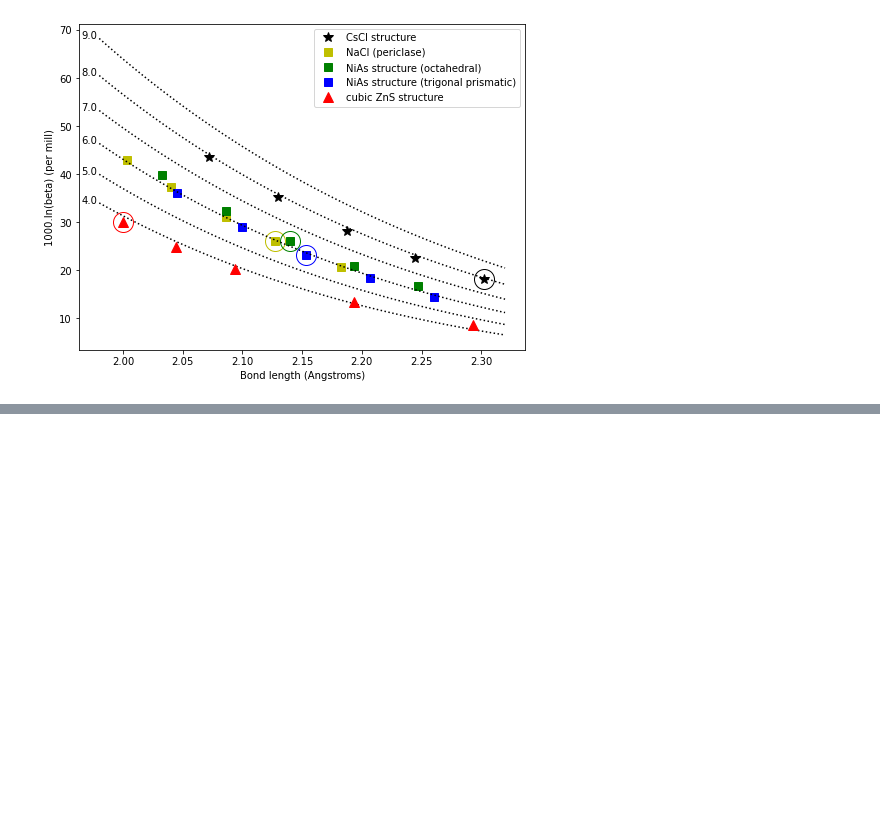
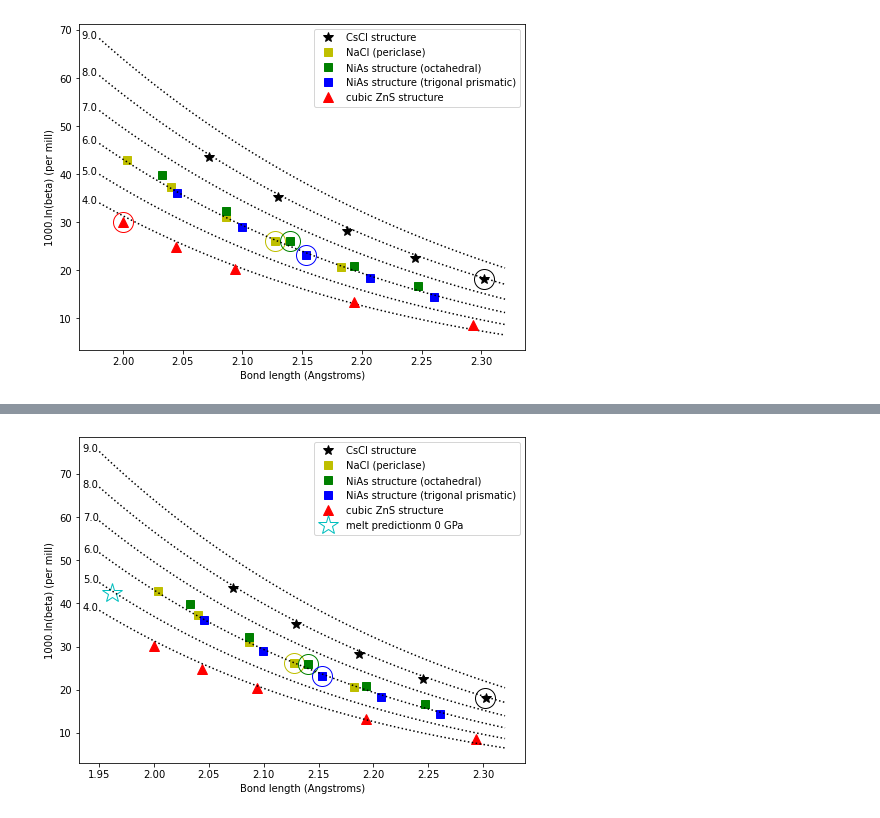
Before and after one commit to andreww/isofrac, a Jupyter notebook: potential_figure.ipynb, the cells around one changed output, grey strips where cells are left out. Saved outputs shown, nothing was run; the diff lists cells and outputs as text; code cells hidden in the pictures; blank space fills up the shorter version.

```diff
--- a/potential_figure.ipynb
+++ b/potential_figure.ipynb
@@ -466,0 +518,41 @@ plt.show()
+# %%
+fig, ax = plt.subplots(figsize=(8,6))
+
+ax.plot(cscl_r_ang, cscl_beta_permil, 'k*', label='CsCl structure', markersize=10)
+ax.plot(cscl_r_ref, cscl_beta_ref, 'ko', fillstyle='none', markersize=20)
+
+ax.plot(mgo_r_ang, mgo_beta_permil, 'ys', label='NaCl (periclase)', markersize=8)
+ax.plot(mgo_r_ref, mgo_beta_ref, 'yo', fillstyle='none', markersize=20)
+
+ax.plot(nias_first_r_ang, nias_first_beta_permil, 'gs', label='NiAs structure (octahedral)',
+        markersize=8)
+ax.plot(nias_first_r_ref, nias_first_beta_ref, 'go', fillstyle='none', markersize=20)
+
+ax.plot(nias_second_r_ang, nias_second_beta_permil, 'bs', label='NiAs structure (trigonal prismatic)',
+        markersize=8)
+ax.plot(nias_second_r_ref, nias_second_beta_ref, 'bo', fillstyle='none', markersize=20)
+
+ax.plot(cubzns_r_ang, cubzns_beta_permil, 'r^', label='cubic ZnS structure', markersize=10)
+
+ax.plot(r_melt*1E10, beta_300_melt, 'c*', fillstyle='none', markersize=20, label='melt predictionm 0 GPa')
+
+
+for coord in [4.0, 5.0, 6.0, 7.0, 8.0, 9.0]:
+
+    r_points = np.linspace(1.95, 2.32)
+    coords = np.ones_like(r_points) * coord
+    data = np.stack((r_points, coords))
+    values = calc_beta_300_vary_q_coord(data, *all_popt)
+    ax.plot(r_points, values, 'k', linestyle=':')
+    ax.text(1.935, values[0], str(coord))
+
+
+
+
+ax.set_xlabel('Bond length (Angstroms)')
+ax.set_ylabel('1000.ln(beta) (per mill)')
+
+ax.legend()
+plt.show()
+# %% [output]
+[figure, added]
```
Also changed, not shown: parts of 13 cells of this notebook.
